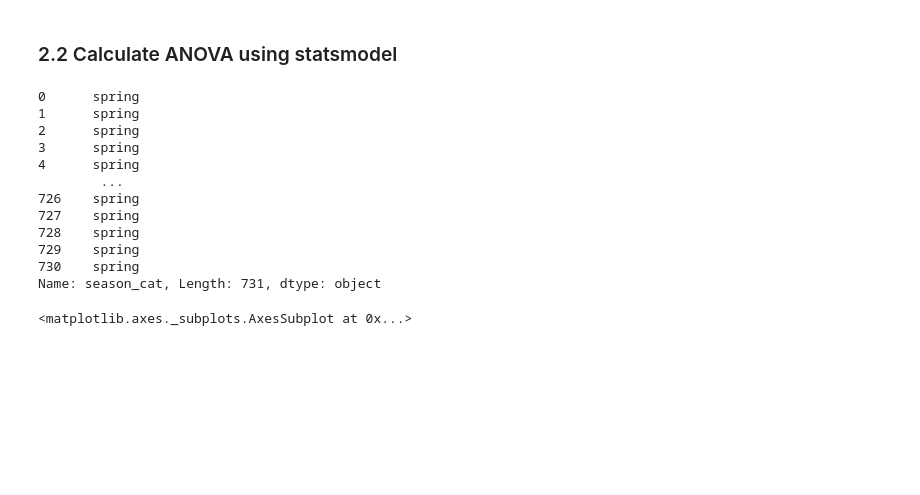
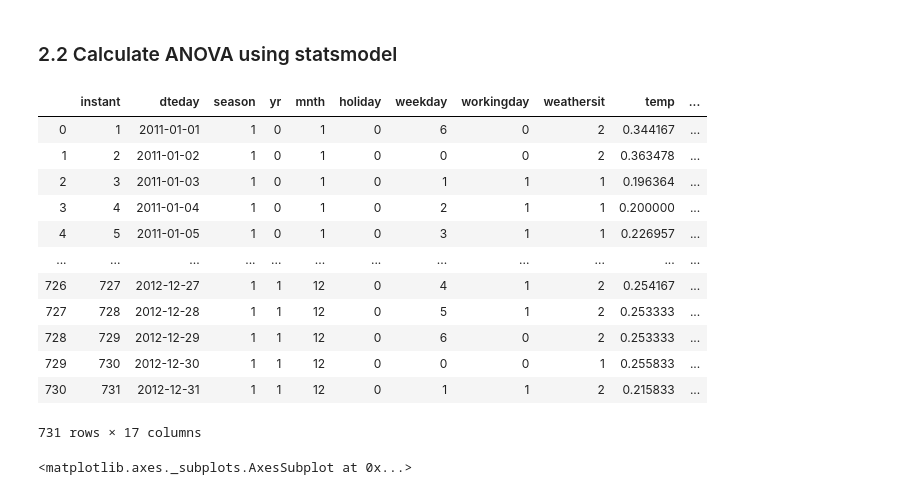
Before and after one commit to k0marrr1/nyc-mhtn-ds-010620-lectures, a Jupyter notebook: week-6/ANOVA.ipynb/ANOVA.ipynb, the cells around one changed output. Saved outputs shown, nothing was run; the diff lists cells and outputs as text; code cells hidden in the pictures; blank space fills up the shorter version.

```diff
--- a/week-6/ANOVA.ipynb/ANOVA.ipynb
+++ b/week-6/ANOVA.ipynb/ANOVA.ipynb
@@ -105,20 +105,21 @@ data.boxplot('cnt', by='season', figsize=(6,6))
 # we need to conduct a little bit feature engineering to encode
 data['season_cat'] = data.season.apply(lambda x: 'spring' if x == 1 else ('summer' if x == 2 else ('fall' if x ==3 else 'winter')))
 # %%
-data.season_cat
+data
 # %% [output]
+|  | instant | dteday | season | yr | mnth | holiday | weekday | workingday | weathersit | temp | ... |
+| 0 | 1 | 2011-01-01 | 1 | 0 | 1 | 0 | 6 | 0 | 2 | 0.344167 | ... |
+| 1 | 2 | 2011-01-02 | 1 | 0 | 1 | 0 | 0 | 0 | 2 | 0.363478 | ... |
+| 2 | 3 | 2011-01-03 | 1 | 0 | 1 | 0 | 1 | 1 | 1 | 0.196364 | ... |
+| 3 | 4 | 2011-01-04 | 1 | 0 | 1 | 0 | 2 | 1 | 1 | 0.200000 | ... |
+| 4 | 5 | 2011-01-05 | 1 | 0 | 1 | 0 | 3 | 1 | 1 | 0.226957 | ... |
+| ... | ... | ... | ... | ... | ... | ... | ... | ... | ... | ... | ... |
+| 726 | 727 | 2012-12-27 | 1 | 1 | 12 | 0 | 4 | 1 | 2 | 0.254167 | ... |
+| 727 | 728 | 2012-12-28 | 1 | 1 | 12 | 0 | 5 | 1 | 2 | 0.253333 | ... |
+| 728 | 729 | 2012-12-29 | 1 | 1 | 12 | 0 | 6 | 0 | 2 | 0.253333 | ... |
+| 729 | 730 | 2012-12-30 | 1 | 1 | 12 | 0 | 0 | 0 | 1 | 0.255833 | ... |
+| 730 | 731 | 2012-12-31 | 1 | 1 | 12 | 0 | 1 | 1 | 2 | 0.215833 | ... |
-0      spring
-1      spring
-2      spring
-3      spring
-4      spring
-        ...
-726    spring
-727    spring
-728    spring
-729    spring
-730    spring
-Name: season_cat, Length: 731, dtype: object
+731 rows × 17 columns
 # %%
 data.boxplot('cnt', by = 'season_cat')
 # %% [output]
```
Also changed, not shown: parts of 1 cell of this notebook, 1 other file.
